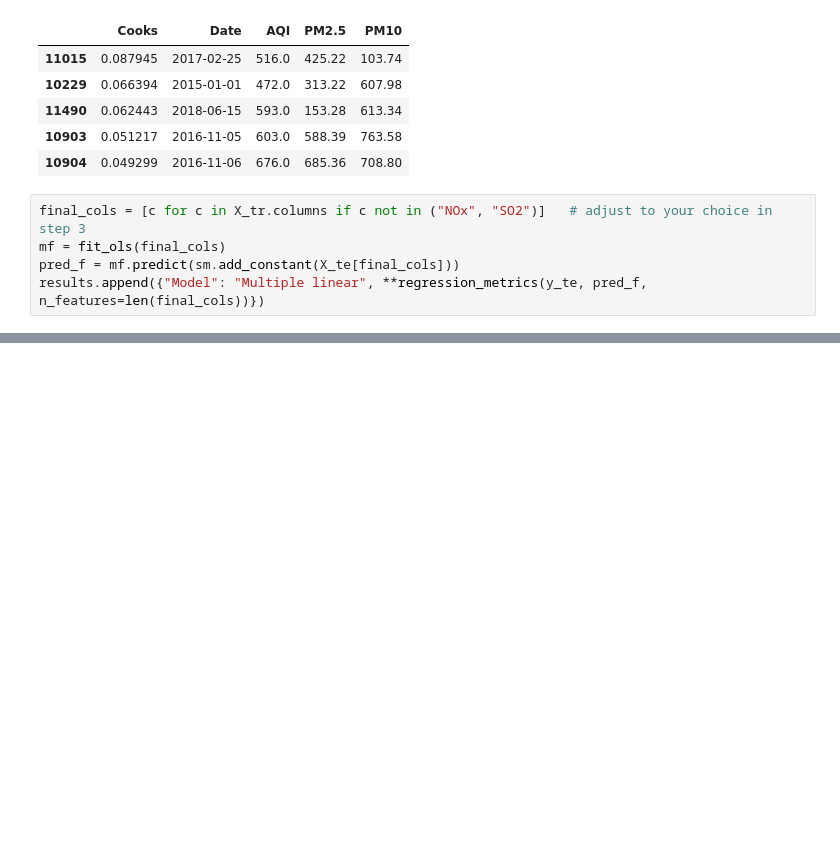
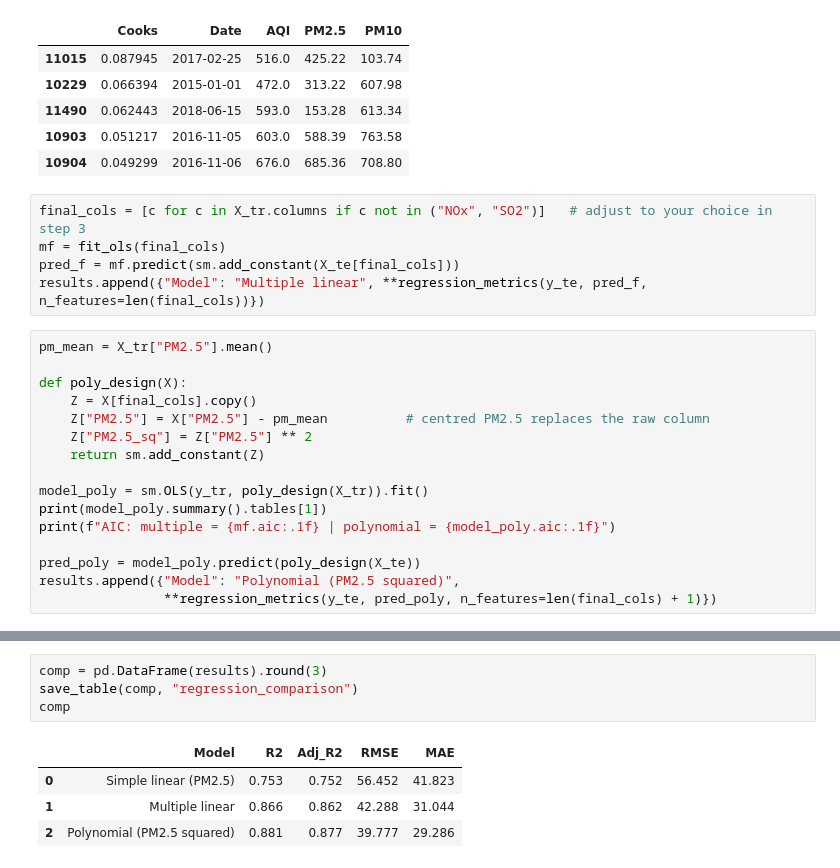
Before and after one commit to forgeth2006/aqi-predictive-analytics, a Jupyter notebook: notebooks/03_regression.ipynb, the cells around one changed output, grey strips where cells are left out. Drawn from its saved outputs; the diff is of its cells as text; blank space fills up the shorter version.

Commit message:
m1: polynomial regression and comparison table

```diff
--- a/notebooks/03_regression.ipynb
+++ b/notebooks/03_regression.ipynb
@@ -259,3 +259,19 @@ final_cols = [c for c in X_tr.columns if c not in ("NOx", "SO2")]   # adjust to
 mf = fit_ols(final_cols)
 pred_f = mf.predict(sm.add_constant(X_te[final_cols]))
 results.append({"Model": "Multiple linear", **regression_metrics(y_te, pred_f, n_features=len(final_cols))})
+# %%
+pm_mean = X_tr["PM2.5"].mean()
+
+def poly_design(X):
+    Z = X[final_cols].copy()
+    Z["PM2.5"] = X["PM2.5"] - pm_mean          # centred PM2.5 replaces the raw column
+    Z["PM2.5_sq"] = Z["PM2.5"] ** 2
+    return sm.add_constant(Z)
+
+model_poly = sm.OLS(y_tr, poly_design(X_tr)).fit()
+print(model_poly.summary().tables[1])
+print(f"AIC: multiple = {mf.aic:.1f} | polynomial = {model_poly.aic:.1f}")
+
+pred_poly = model_poly.predict(poly_design(X_te))
+results.append({"Model": "Polynomial (PM2.5 squared)",
+                **regression_metrics(y_te, pred_poly, n_features=len(final_cols) + 1)})
@@ -261,0 +296,9 @@ results.append({"Model": "Multiple linear", **regression_metrics(y_te, pred_f, n
+# %%
+comp = pd.DataFrame(results).round(3)
+save_table(comp, "regression_comparison")
+comp
+# %% [output]
+|  | Model | R2 | Adj_R2 | RMSE | MAE |
+| 0 | Simple linear (PM2.5) | 0.753 | 0.752 | 56.452 | 41.823 |
+| 1 | Multiple linear | 0.866 | 0.862 | 42.288 | 31.044 |
+| 2 | Polynomial (PM2.5 squared) | 0.881 | 0.877 | 39.777 | 29.286 |
```
Also changed, not shown: parts of 1 cell of this notebook, 1 other file.
